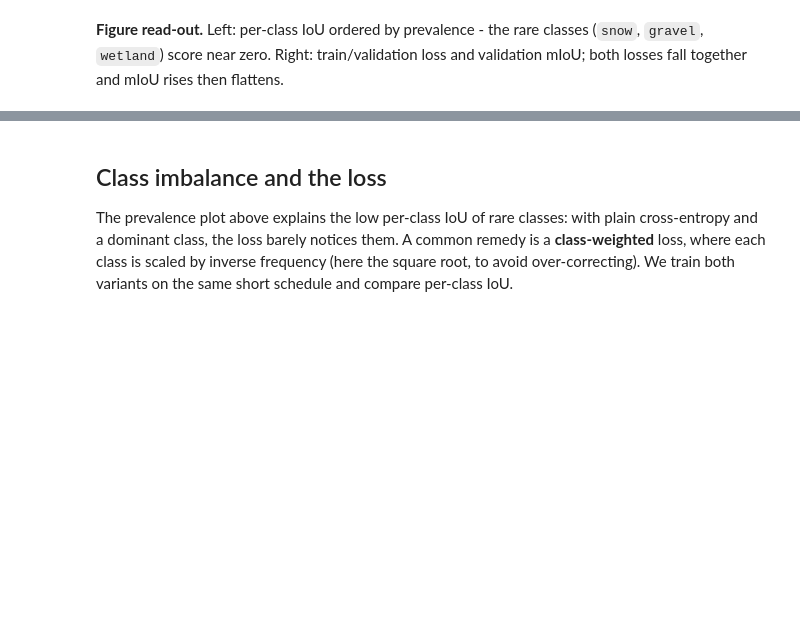
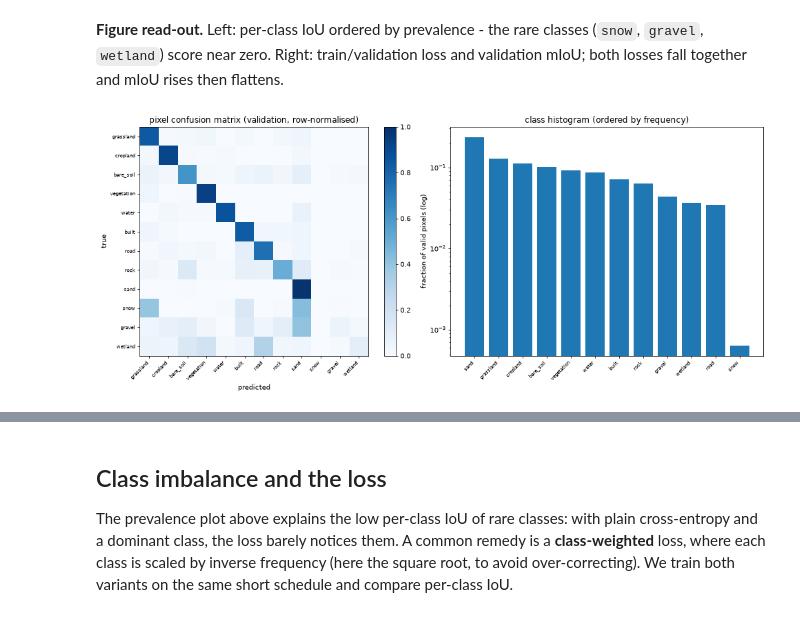
Before and after one commit to ogrisel/mplsyn, a Jupyter notebook: notebooks/06_train_semantic_segmentation.ipynb, the cells around one changed output, grey strips where cells are left out. Drawn from its saved outputs; the diff is of its cells as text; code cells hidden in the pictures; blank space fills up the shorter version.

```diff
--- a/notebooks/06_train_semantic_segmentation.ipynb
+++ b/notebooks/06_train_semantic_segmentation.ipynb
@@ -379,3 +379,42 @@ most-frequent-class baseline: pixel accuracy 0.235 | mIoU 0.020 (always 'sand')
 [figure]
 # %% [markdown]
 **Figure read-out.** Left: per-class IoU ordered by prevalence - the rare classes (`snow`, `gravel`, `wetland`) score near zero. Right: train/validation loss and validation mIoU; both losses fall together and mIoU rises then flattens.
+# %%
+# Pixel-level **confusion matrix** on the validation scenes (valid pixels only,
+# class 0 excluded). Rows are the true class, columns the predicted class, and
+# each row is normalised to 1. A bright off-diagonal cell is a *systematic*
+# confusion (e.g. grassland predicted as cropland), which the per-class IoU
+# alone does not show. The histogram beside it gives the class frequencies, so
+# rare classes (whose rows are noisy) can be told apart from common ones.
+model.eval()
+with torch.no_grad():
+    val_predictions = model(val_images.to(DEVICE)).argmax(1).cpu()
+
+n_seg = len(SEGMENTATION_CLASSES)
+pixel_confusion = np.zeros((n_seg, n_seg), dtype=np.int64)
+valid = val_labels > 0
+np.add.at(pixel_confusion, (val_labels[valid].numpy(), val_predictions[valid].numpy()), 1)
+pixel_confusion = pixel_confusion[1:, 1:]          # drop class 0 (unlabeled)
+class_labels = [SEGMENTATION_CLASSES[c] for c in range(1, n_seg)]
+row_normalised = pixel_confusion / np.maximum(pixel_confusion.sum(axis=1, keepdims=True), 1)
+
+fig, axes = plt.subplots(1, 2, figsize=(15, 6), dpi=70)
+image = axes[0].imshow(row_normalised, cmap="Blues", vmin=0, vmax=1)
+axes[0].set_xticks(range(len(class_labels)), class_labels, rotation=45, ha="right", fontsize=7)
+axes[0].set_yticks(range(len(class_labels)), class_labels, fontsize=7)
+axes[0].set_xlabel("predicted"); axes[0].set_ylabel("true")
+axes[0].set_title("pixel confusion matrix (validation, row-normalised)")
+fig.colorbar(image, ax=axes[0], fraction=0.046)
+
+pixel_counts = pixel_confusion.sum(axis=1)
+order = np.argsort(pixel_counts)[::-1]
+axes[1].bar(range(len(class_labels)), pixel_counts[order] / pixel_counts.sum())
+axes[1].set_xticks(range(len(class_labels)), [class_labels[i] for i in order],
+                   rotation=45, ha="right", fontsize=7)
+axes[1].set_yscale("log")
+axes[1].set_ylabel("fraction of valid pixels (log)")
+axes[1].set_title("class histogram (ordered by frequency)")
+plt.tight_layout()
+plt.show()
+# %% [output]
+[figure, added]
```
Also changed, not shown: parts of 3 cells of this notebook, 5 other files.
